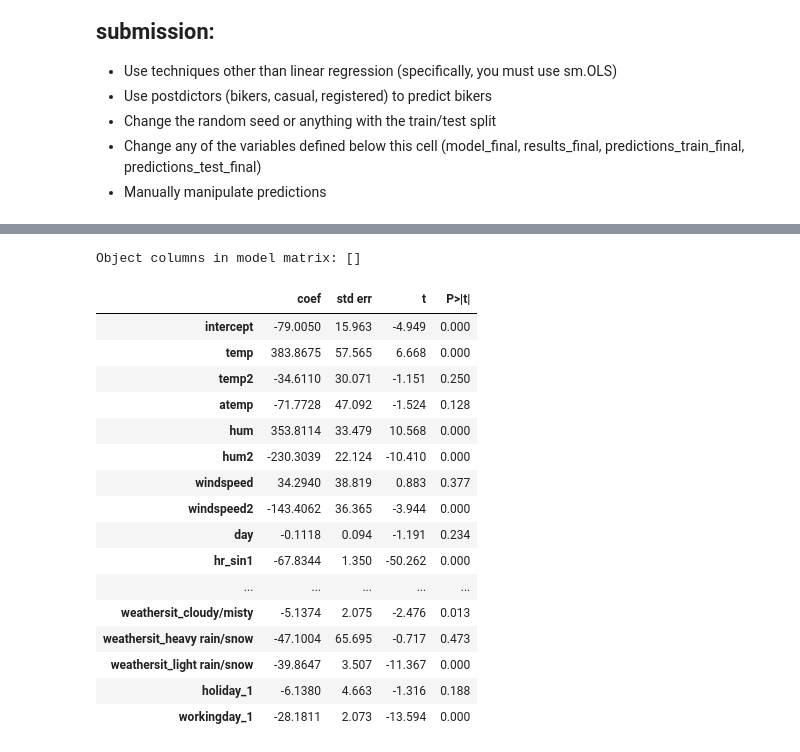
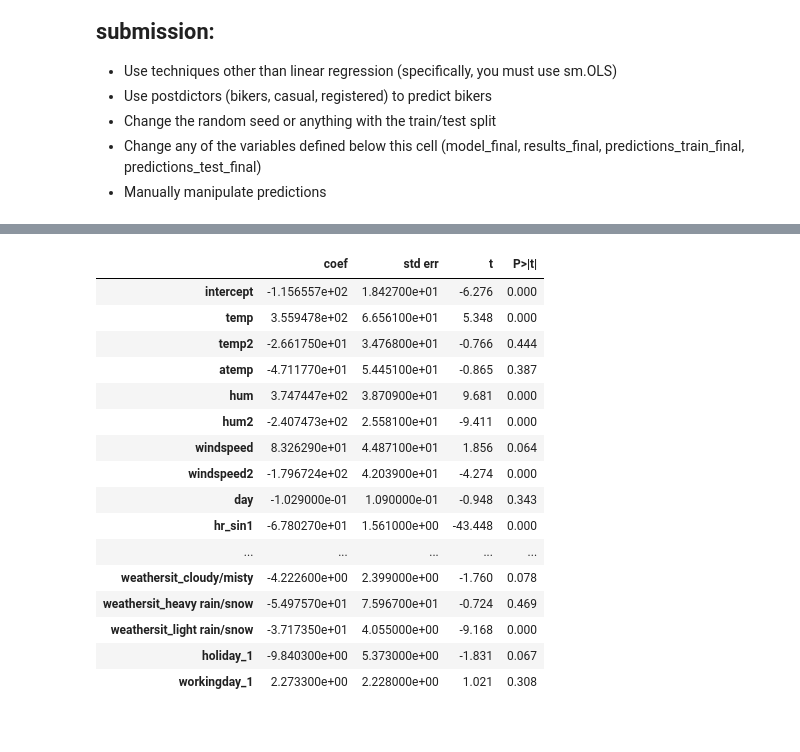
Before and after one commit to VrundHP/code_2600, a Jupyter notebook: mod05_nonlinear.ipynb, the cells around one changed output, grey strips where cells are left out. Drawn from its saved outputs; the diff is of its cells as text; code cells hidden in the pictures.

```diff
--- a/mod05_nonlinear.ipynb
+++ b/mod05_nonlinear.ipynb
@@ -305,6 +305,9 @@ plot_avg_actual_vs_predicted_by_feature(X=X_train,
 - Manually manipulate predictions
 # %%
 # Data pre-processing (on Train, Test, X_train, and X_test)
+
+X_train = X_train.copy()
+X_test  = X_test.copy()
 
 X_train['intercept'] = 1.0
 X_test['intercept'] = 1.0
@@ -324,7 +327,8 @@ for df in [X_train, X_test]:
     df['temp_x_windspeed'] = df['temp'] * df['windspeed']
     df['hum_x_windspeed'] = df['hum'] * df['windspeed']
 
-    df['rushhour'] = df['rushhour'].astype(int)
+    # make sure rushhour is numeric
+    df['rushhour'] = pd.to_numeric(df['rushhour'], errors='coerce').fillna(0).astype(int)
 
     if 'workingday' in df.columns:
         df['rushhour_x_workingday'] = df['rushhour'] * df['workingday'].astype(int)
@@ -340,29 +344,25 @@ for df in [X_train, X_test]:
     else:
         df['rushhour_x_weekday'] = 0
 
-
 cat_cols = ['season', 'mnth', 'weekday', 'weathersit', 'holiday', 'workingday']
-cat_cols = [c for c in cat_cols if c in X_train.columns]  # keep only those present
+cat_cols = [c for c in cat_cols if c in X_train.columns]
 
 X_all = pd.concat([X_train, X_test], axis=0)
 
 if len(cat_cols) > 0:
-    X_all = pd.get_dummies(X_all, columns=cat_cols, drop_first=True)
+
+    X_all = pd.get_dummies(X_all, columns=cat_cols, drop_first=True, dtype=float)
 
 X_train = X_all.loc[X_train.index].copy()
 X_test  = X_all.loc[X_test.index].copy()
 
+
 X_train['intercept'] = 1.0
 X_test['intercept'] = 1.0
 
-X_train = X_train.apply(pd.to_numeric, errors='coerce').fillna(0)
-X_test  = X_test.apply(pd.to_numeric, errors='coerce').fillna(0)
 
-y_train = pd.to_numeric(y_train, errors='coerce')
-y_test  = pd.to_numeric(y_test, errors='coerce')
+X_train = X_train.apply(pd.to_numeric, errors='coerce').replace([np.inf, -np.inf], np.nan).fillna(0.0).astype(float)
+X_test  = X_test.apply(pd.to_numeric, errors='coerce').replace([np.inf, -np.inf], np.nan).fillna(0.0).astype(float)
 
-
-for df in [X_train, X_test]:
-    df.replace([np.inf, -np.inf], np.nan, inplace=True)
-    df.fillna(0, inplace=True)
-    df[:] = df.astype(float)   # force every column to float
+y_train = pd.to_numeric(y_train, errors='coerce').replace([np.inf, -np.inf], np.nan).fillna(0.0)
+y_test  = pd.to_numeric(y_test,  errors='coerce').replace([np.inf, -np.inf], np.nan).fillna(0.0)
@@ -388,53 +370,58 @@ Name: workingday_1, Length: 2162, dtype: float64' has dtype incompatible with bo
 # Build your linear regression model here.
 vars_to_include = (
     [
         'intercept',
         'temp', 'temp2', 'atemp',
         'hum', 'hum2',
         'windspeed', 'windspeed2',
         'day',
         'hr_sin1', 'hr_cos1', 'hr_sin2', 'hr_cos2', 'hr_sin3', 'hr_cos3',
         'rushhour',
         'temp_x_hum', 'temp_x_windspeed', 'hum_x_windspeed',
         'rushhour_x_workingday', 'rushhour_x_weekday'
     ]
     +
     [c for c in X_train.columns if c.startswith('season_')]
     + [c for c in X_train.columns if c.startswith('mnth_')]
     + [c for c in X_train.columns if c.startswith('weekday_')]
     + [c for c in X_train.columns if c.startswith('weathersit_')]
     + [c for c in X_train.columns if c.startswith('holiday_')]
     + [c for c in X_train.columns if c.startswith('workingday_')]
 )
 
-# make list safe
+
 vars_to_include = list(dict.fromkeys(vars_to_include))
 vars_to_include = [c for c in vars_to_include if c in X_train.columns]
 
-# debug: confirm no object columns
-obj_cols = X_train[vars_to_include].select_dtypes(include=['object']).columns
-print("Object columns in model matrix:", list(obj_cols))
 
-model_final = sm.OLS(y_train, X_train[vars_to_include], missing='drop')
+Xtr = X_train[vars_to_include].apply(pd.to_numeric, errors='coerce') \
+                              .replace([np.inf, -np.inf], np.nan) \
+                              .fillna(0.0) \
+                              .astype(float)
+
+ytr = pd.to_numeric(y_train, errors='coerce').replace([np.inf, -np.inf], np.nan).fillna(0.0)
+
+
+
+model_final = sm.OLS(ytr, Xtr, missing='drop')
 results_final = model_final.fit()
 summarize(results_final)
 # %% [output]
-Object columns in model matrix: []
 |  | coef | std err | t | P>|t| |
-| intercept | -79.0050 | 15.963 | -4.949 | 0.000 |
-| temp | 383.8675 | 57.565 | 6.668 | 0.000 |
-| temp2 | -34.6110 | 30.071 | -1.151 | 0.250 |
-| atemp | -71.7728 | 47.092 | -1.524 | 0.128 |
-| hum | 353.8114 | 33.479 | 10.568 | 0.000 |
-| hum2 | -230.3039 | 22.124 | -10.410 | 0.000 |
-| windspeed | 34.2940 | 38.819 | 0.883 | 0.377 |
-| windspeed2 | -143.4062 | 36.365 | -3.944 | 0.000 |
-| day | -0.1118 | 0.094 | -1.191 | 0.234 |
-| hr_sin1 | -67.8344 | 1.350 | -50.262 | 0.000 |
+| intercept | -1.156557e+02 | 1.842700e+01 | -6.276 | 0.000 |
+| temp | 3.559478e+02 | 6.656100e+01 | 5.348 | 0.000 |
+| temp2 | -2.661750e+01 | 3.476800e+01 | -0.766 | 0.444 |
+| atemp | -4.711770e+01 | 5.445100e+01 | -0.865 | 0.387 |
+| hum | 3.747447e+02 | 3.870900e+01 | 9.681 | 0.000 |
+| hum2 | -2.407473e+02 | 2.558100e+01 | -9.411 | 0.000 |
+| windspeed | 8.326290e+01 | 4.487100e+01 | 1.856 | 0.064 |
+| windspeed2 | -1.796724e+02 | 4.203900e+01 | -4.274 | 0.000 |
+| day | -1.029000e-01 | 1.090000e-01 | -0.948 | 0.343 |
+| hr_sin1 | -6.780270e+01 | 1.561000e+00 | -43.448 | 0.000 |
 | ... | ... | ... | ... | ... |
-| weathersit_cloudy/misty | -5.1374 | 2.075 | -2.476 | 0.013 |
-| weathersit_heavy rain/snow | -47.1004 | 65.695 | -0.717 | 0.473 |
-| weathersit_light rain/snow | -39.8647 | 3.507 | -11.367 | 0.000 |
-| holiday_1 | -6.1380 | 4.663 | -1.316 | 0.188 |
-| workingday_1 | -28.1811 | 2.073 | -13.594 | 0.000 |
+| weathersit_cloudy/misty | -4.222600e+00 | 2.399000e+00 | -1.760 | 0.078 |
+| weathersit_heavy rain/snow | -5.497570e+01 | 7.596700e+01 | -0.724 | 0.469 |
+| weathersit_light rain/snow | -3.717350e+01 | 4.055000e+00 | -9.168 | 0.000 |
+| holiday_1 | -9.840300e+00 | 5.373000e+00 | -1.831 | 0.067 |
+| workingday_1 | 2.273300e+00 | 2.228000e+00 | 1.021 | 0.308 |
 # %%
```
Also changed, not shown: parts of 3 cells of this notebook.
